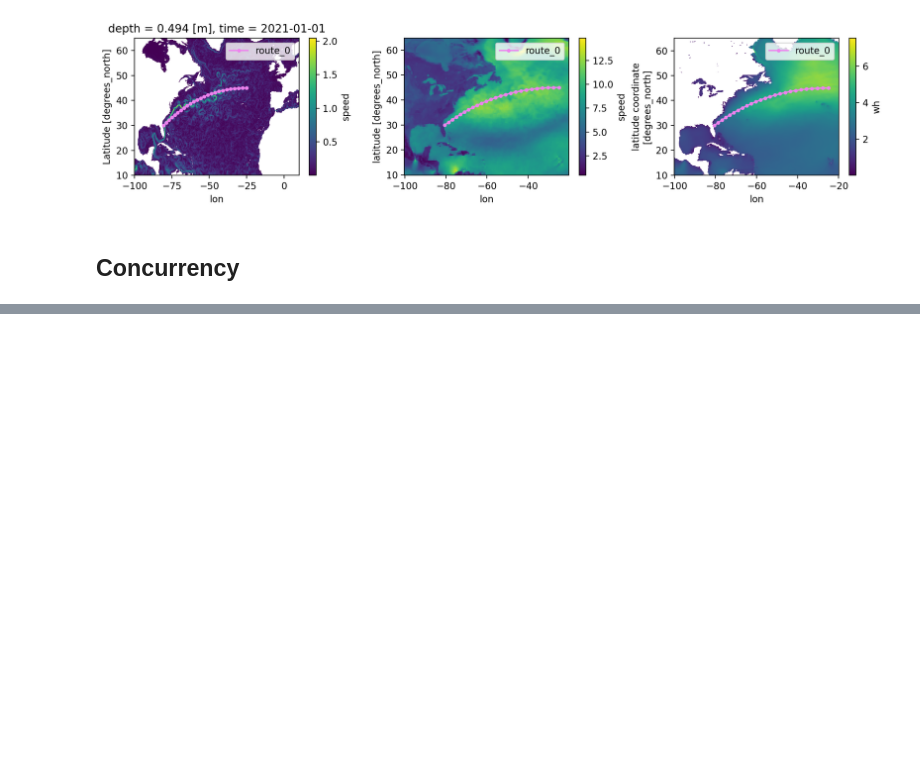
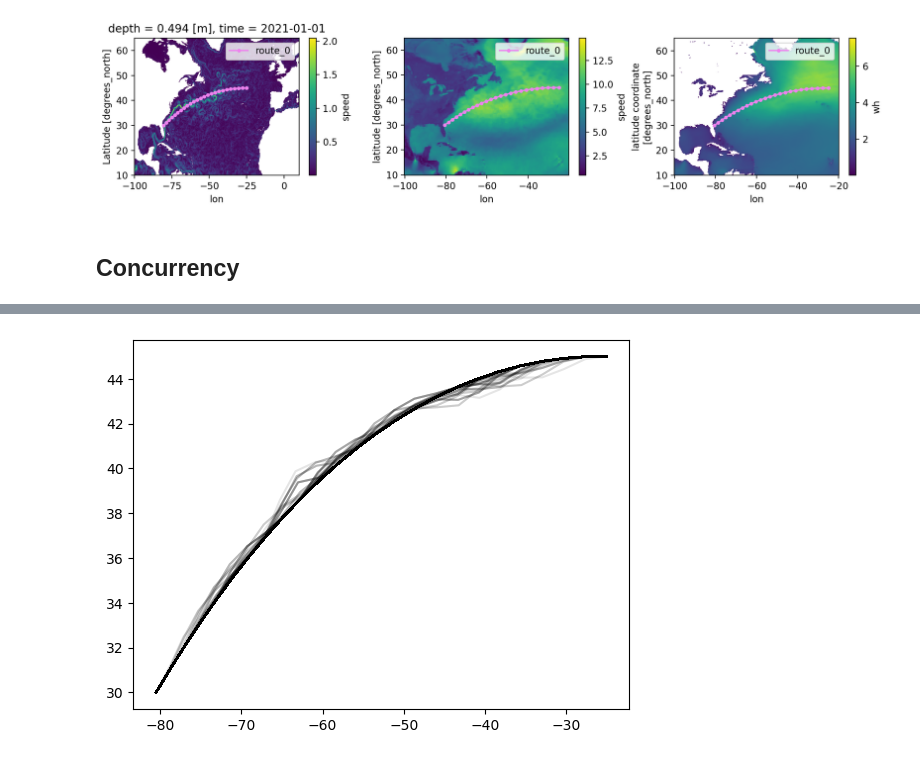
Before and after one commit to willirath/ship_routing, a Jupyter notebook: doc/examples/ship_routing_example_genetic.ipynb, the cells around one changed output, grey strips where cells are left out. Cells and saved outputs as stored; diff of their text form; code cells hidden in the pictures; blank space fills up the shorter version.

```diff
--- a/doc/examples/ship_routing_example_genetic.ipynb
+++ b/doc/examples/ship_routing_example_genetic.ipynb
@@ -239,6 +237,6 @@ waves = delayed(_waves)
 # %%
 from dask.distributed import Client
 # %%
-client = Client(n_workers=4, threads_per_worker=1, memory_limit=2e9)
+client = Client(n_workers=12, threads_per_worker=1, memory_limit=2e9)
 client
 # %% [output]
@@ -279 +278,13 @@ routes_costs = [
 ]
+# %%
+routes_costs = [
+    route_mod_nonlocal_and_check_valid(
+        route_cost=rc,
+        current_data_set=currents,
+        wind_data_set=winds,
+        wave_data_set=waves,
+        max_mod_size=route_0.length_meters / 2.0,
+        max_mod_width=route_0.length_meters / 4.0,
+    )
+    for rc in routes_costs
+]
@@ -476,0 +382,5 @@ cm, min(costs)
+# %%
+for r in routes_crossed:
+    plt.plot(*r.compute().line_string.xy, "k-", alpha=0.1);
+# %% [output]
+[figure, added]
```
Also changed, not shown: parts of 40 cells of this notebook.
